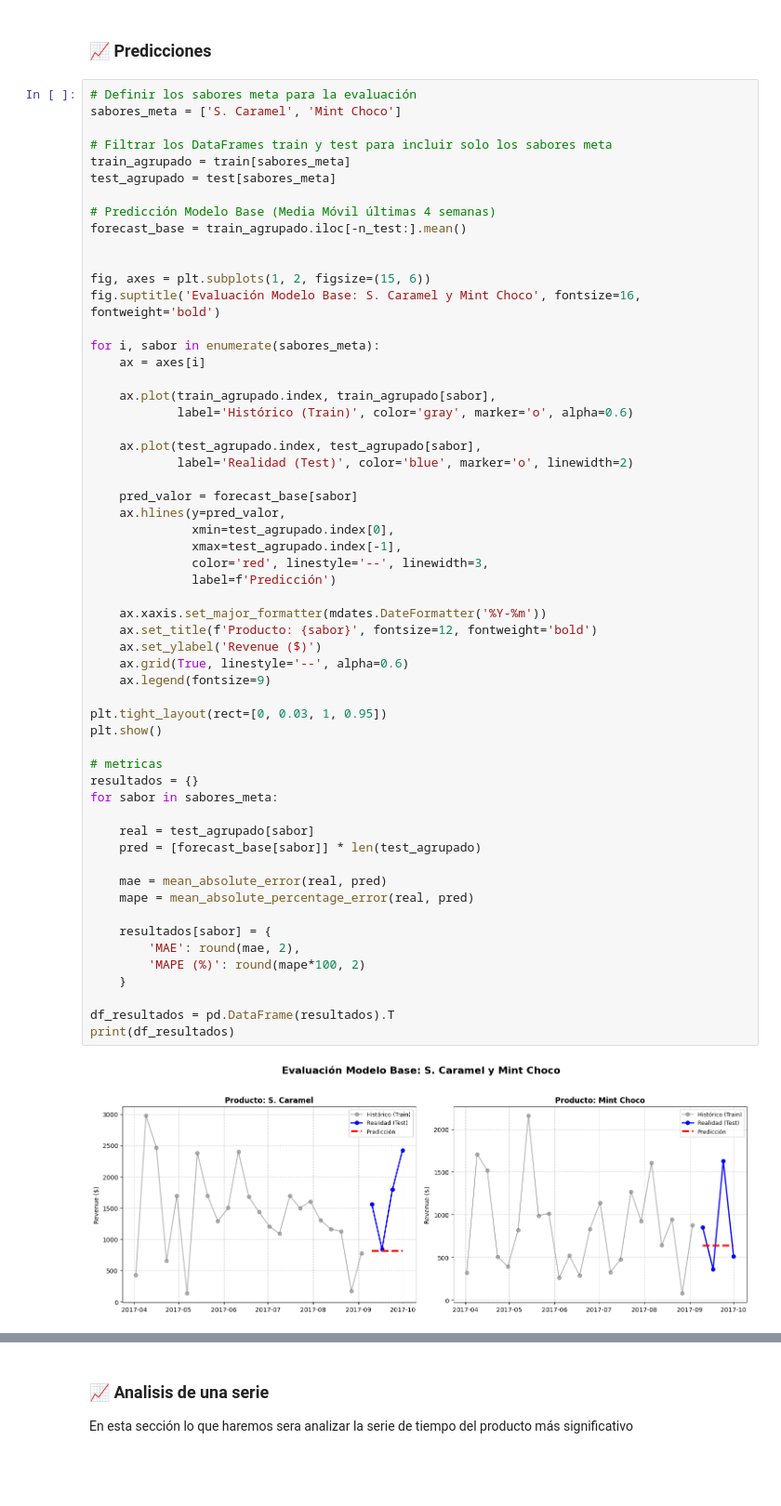
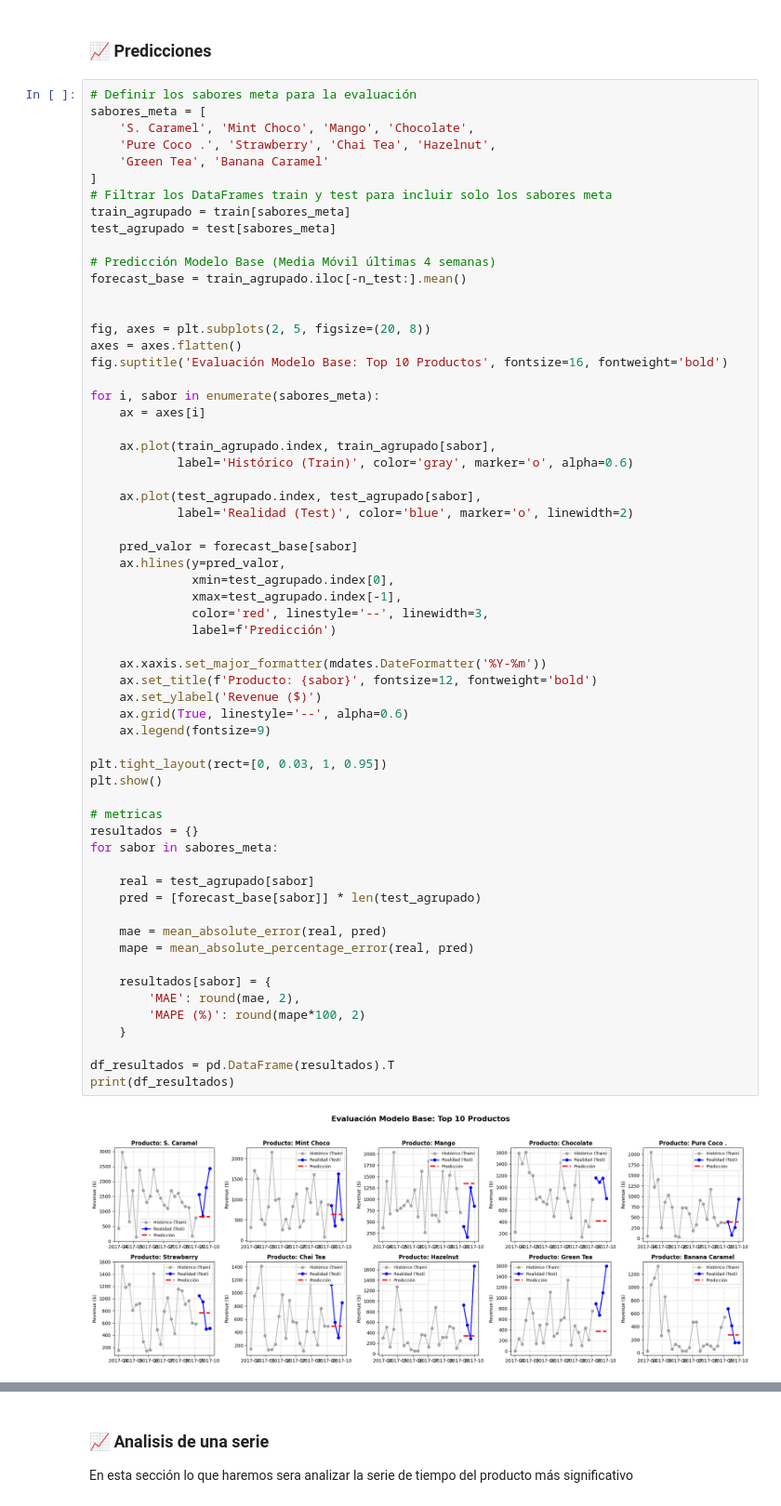
Before and after one commit to Manuel-Carreno/forecasting-parcial, a Jupyter notebook: 02_Parcial_Forecasting_Manuel_Carreño_Esteban_Sequeda.ipynb, the cells around one changed output, grey strips where cells are left out. Shown at 93% size. Cells and saved outputs as stored; diff of their text form; blank space fills up the shorter version.

```diff
--- a/02_Parcial_Forecasting_Manuel_Carreño_Esteban_Sequeda.ipynb
+++ b/02_Parcial_Forecasting_Manuel_Carreño_Esteban_Sequeda.ipynb
@@ -758,8 +780,11 @@ Test: 4 semanas
 ### 📈 Predicciones
 # %%
 # Definir los sabores meta para la evaluación
-sabores_meta = ['S. Caramel', 'Mint Choco']
-
+sabores_meta = [
+    'S. Caramel', 'Mint Choco', 'Mango', 'Chocolate',
+    'Pure Coco .', 'Strawberry', 'Chai Tea', 'Hazelnut',
+    'Green Tea', 'Banana Caramel'
+]
 # Filtrar los DataFrames train y test para incluir solo los sabores meta
 train_agrupado = train[sabores_meta]
 test_agrupado = test[sabores_meta]
@@ -768,8 +793,9 @@ test_agrupado = test[sabores_meta]
 forecast_base = train_agrupado.iloc[-n_test:].mean()
 
 
-fig, axes = plt.subplots(1, 2, figsize=(15, 6))
-fig.suptitle('Evaluación Modelo Base: S. Caramel y Mint Choco', fontsize=16, fontweight='bold')
+fig, axes = plt.subplots(2, 5, figsize=(20, 8))
+axes = axes.flatten()
+fig.suptitle('Evaluación Modelo Base: Top 10 Productos', fontsize=16, fontweight='bold')
 
 for i, sabor in enumerate(sabores_meta):
     ax = axes[i]
@@ -787,31 +813,31 @@ for i, sabor in enumerate(sabores_meta):
               color='red', linestyle='--', linewidth=3,
               label=f'Predicción')
 
     ax.xaxis.set_major_formatter(mdates.DateFormatter('%Y-%m'))
     ax.set_title(f'Producto: {sabor}', fontsize=12, fontweight='bold')
     ax.set_ylabel('Revenue ($)')
     ax.grid(True, linestyle='--', alpha=0.6)
     ax.legend(fontsize=9)
 
 plt.tight_layout(rect=[0, 0.03, 1, 0.95])
 plt.show()
 
 # metricas
 resultados = {}
 for sabor in sabores_meta:
 
     real = test_agrupado[sabor]
     pred = [forecast_base[sabor]] * len(test_agrupado)
 
     mae = mean_absolute_error(real, pred)
     mape = mean_absolute_percentage_error(real, pred)
 
     resultados[sabor] = {
         'MAE': round(mae, 2),
         'MAPE (%)': round(mape*100, 2)
     }
 
 df_resultados = pd.DataFrame(resultados).T
 print(df_resultados)
 # %% [output]
-[figure, old version]
+[figure, new version]
```
Also changed, not shown: parts of 13 cells of this notebook.
